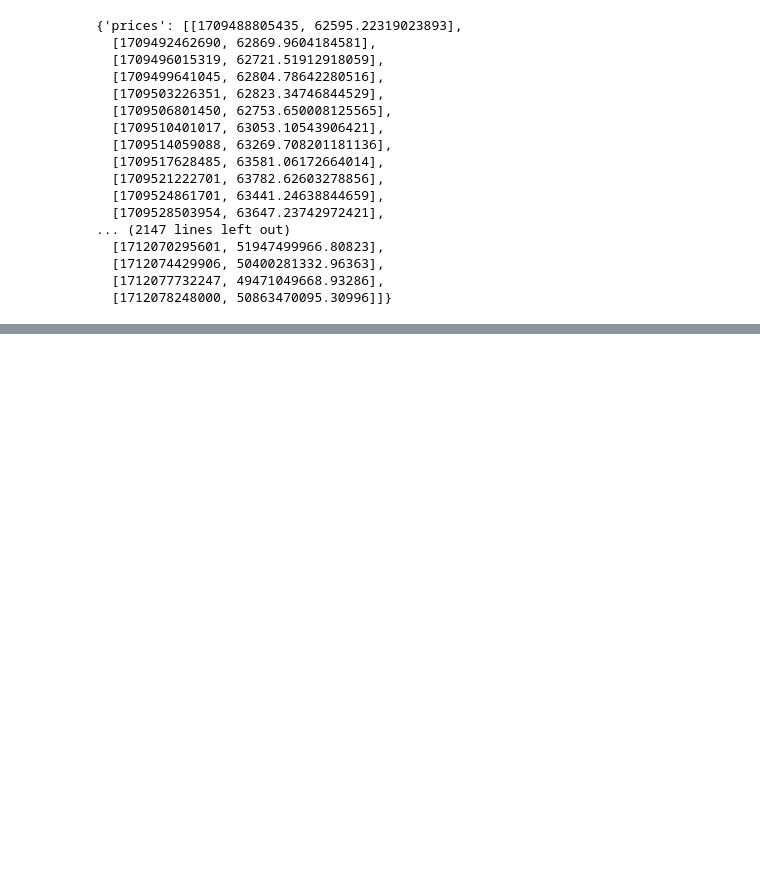
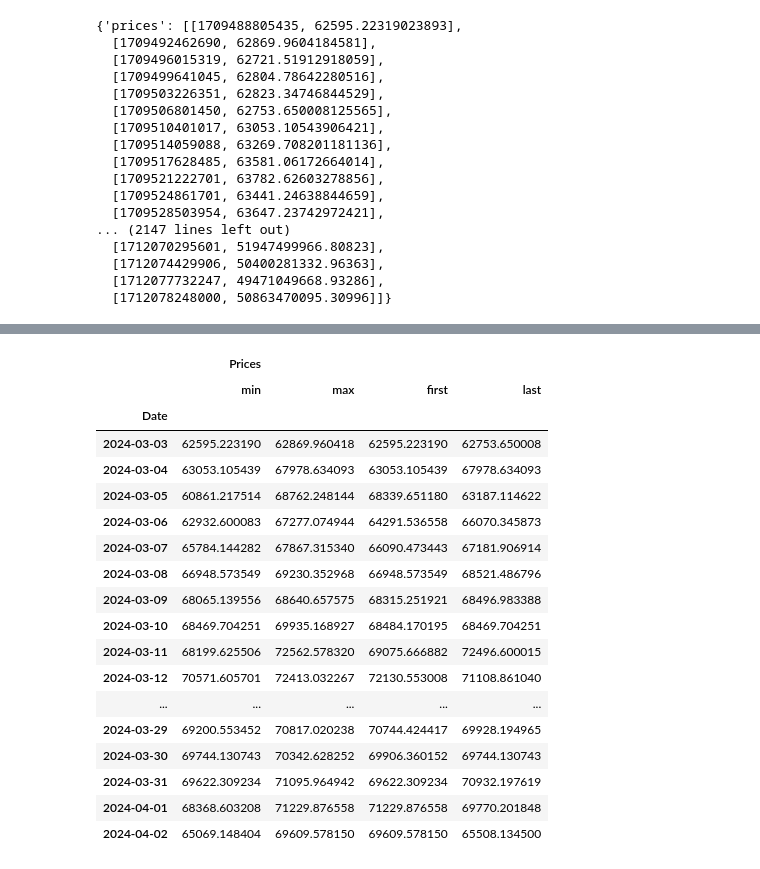
Before and after one commit to samarth003/ibm-data-science-repo, a Jupyter notebook: Python-DS-AI-labs/wk5/pycoingecko.ipynb, the cells around one changed output, grey strips where cells are left out. Saved outputs shown, nothing was run; the diff lists cells and outputs as text; code cells hidden in the pictures; blank space fills up the shorter version.

```diff
--- a/Python-DS-AI-labs/wk5/pycoingecko.ipynb
+++ b/Python-DS-AI-labs/wk5/pycoingecko.ipynb
@@ -35,3 +35,6 @@ df.head()
 | 2 | 1709496015319 | 62721.519129 |
 | 3 | 1709499641045 | 62804.786423 |
 | 4 | 1709503226351 | 62823.347468 |
+# %%
+df['Date'] = pd.to_datetime(df['Timestamp'], unit= 'ms')
+df
@@ -37,0 +55,25 @@ df.head()
+# %%
+#get candlestick plot
+candlestick_data = df.groupby(df.Date.dt.date).agg({'Prices':['min', 'max', 'first', 'last']})
+# %%
+candlestick_data
+# %% [output]
+|  | Prices |  |  |  |
+|  | min | max | first | last |
+| Date |  |  |  |  |
+| 2024-03-03 | 62595.223190 | 62869.960418 | 62595.223190 | 62753.650008 |
+| 2024-03-04 | 63053.105439 | 67978.634093 | 63053.105439 | 67978.634093 |
+| 2024-03-05 | 60861.217514 | 68762.248144 | 68339.651180 | 63187.114622 |
+| 2024-03-06 | 62932.600083 | 67277.074944 | 64291.536558 | 66070.345873 |
+| 2024-03-07 | 65784.144282 | 67867.315340 | 66090.473443 | 67181.906914 |
+| 2024-03-08 | 66948.573549 | 69230.352968 | 66948.573549 | 68521.486796 |
+| 2024-03-09 | 68065.139556 | 68640.657575 | 68315.251921 | 68496.983388 |
+| 2024-03-10 | 68469.704251 | 69935.168927 | 68484.170195 | 68469.704251 |
+| 2024-03-11 | 68199.625506 | 72562.578320 | 69075.666882 | 72496.600015 |
+| 2024-03-12 | 70571.605701 | 72413.032267 | 72130.553008 | 71108.861040 |
+| ... | ... | ... | ... | ... |
+| 2024-03-29 | 69200.553452 | 70817.020238 | 70744.424417 | 69928.194965 |
+| 2024-03-30 | 69744.130743 | 70342.628252 | 69906.360152 | 69744.130743 |
+| 2024-03-31 | 69622.309234 | 71095.964942 | 69622.309234 | 70932.197619 |
+| 2024-04-01 | 68368.603208 | 71229.876558 | 71229.876558 | 69770.201848 |
+| 2024-04-02 | 65069.148404 | 69609.578150 | 69609.578150 | 65508.134500 |
```
Also changed, not shown: parts of 3 cells of this notebook, 2 other files.
